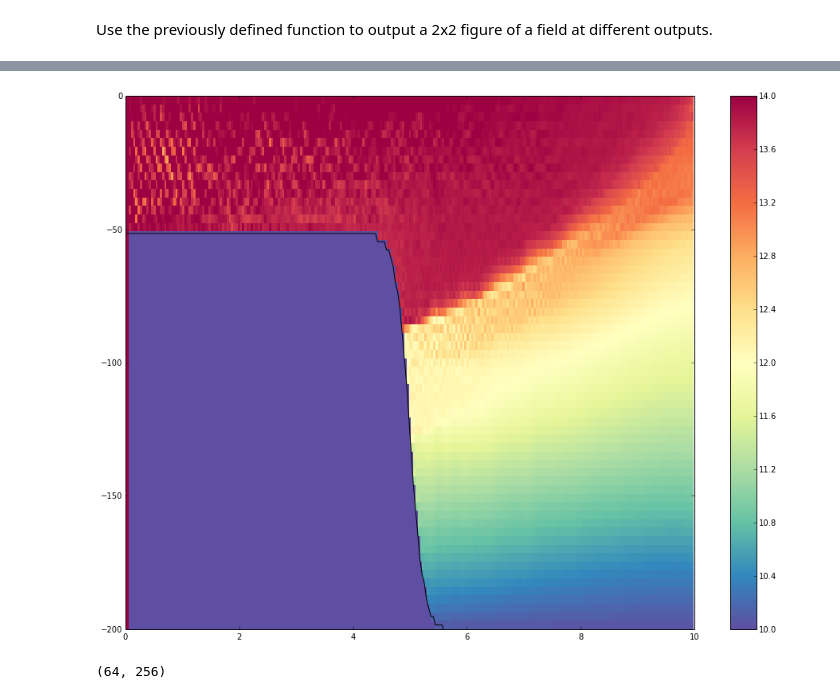
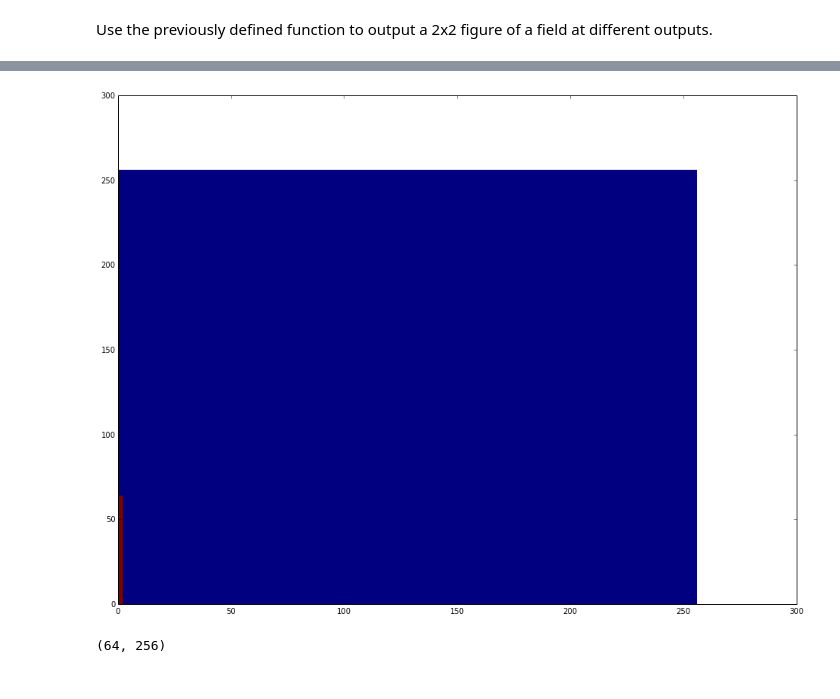
Before and after one commit to UBC-MOAD/flow_separation, a Jupyter notebook: flow_separation/process_data.ipynb, the cells around one changed output, grey strips where cells are left out. Saved outputs shown, nothing was run; the diff lists cells and outputs as text; code cells hidden in the pictures.

```diff
--- a/flow_separation/process_data.ipynb
+++ b/flow_separation/process_data.ipynb
@@ -97,7 +89,7 @@ plt.show();
-# %%
-plt_field(_T,3,_vmin=10,_vmax=14); plt.show()
-# %% [output]
-[figure, removed]
+# %%
+plt.pcolor(np.squeeze(_U)); plt.show();
+# %% [output]
+[figure, added]
 # %%
 _U.shape
 # %% [output]
```
Also changed, not shown: parts of 5 cells of this notebook, 1 other file.
